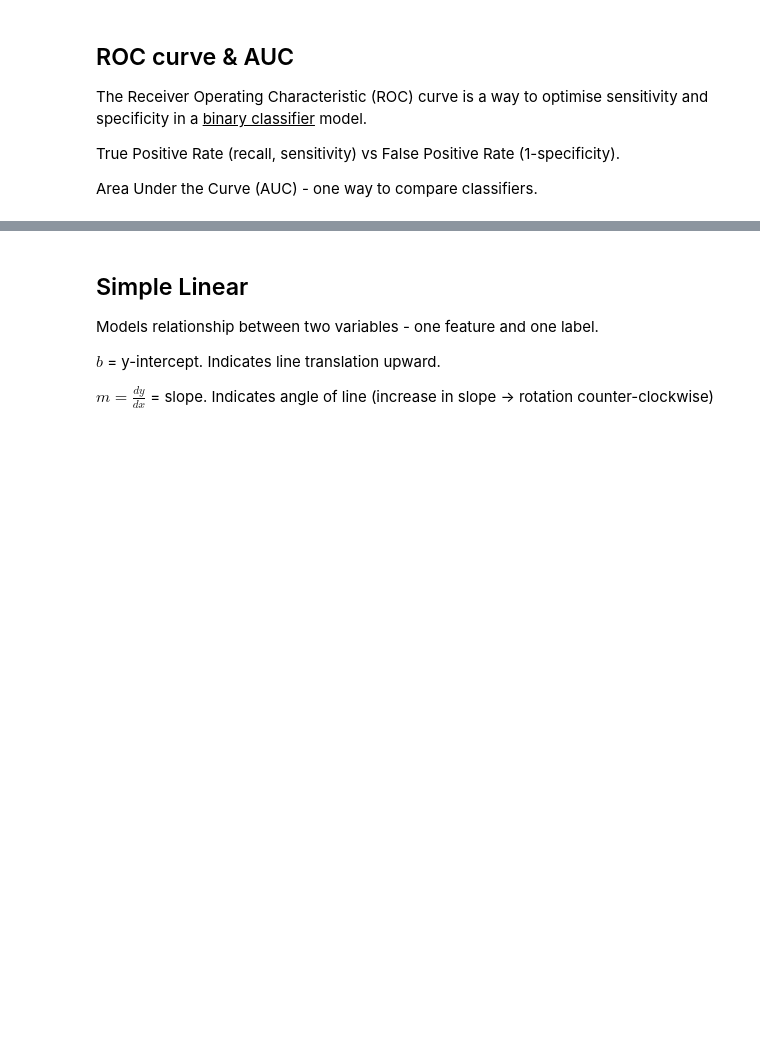
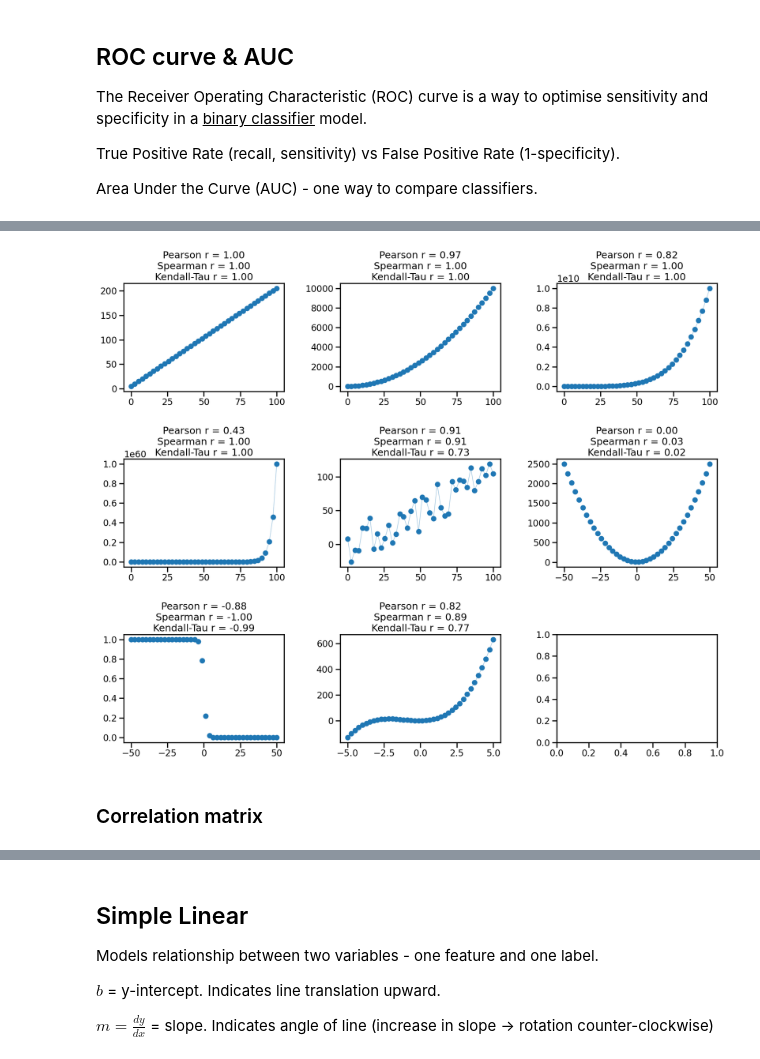
Before and after one commit to EvgeniiZorin/Handbook_Statistics-Probability-and-ML, a Jupyter notebook: _ML_classical.ipynb, the cells around one changed output, grey strips where cells are left out. Drawn from its saved outputs; the diff is of its cells as text; code cells hidden in the pictures; blank space fills up the shorter version.

```diff
--- a/_ML_classical.ipynb
+++ b/_ML_classical.ipynb
@@ -1925,0 +1965,55 @@ Now let's consider using Gradient Descent approach. There are different types of
+# %%
+"""
+Comparison of different correlation coefficients for different shapes of datasets:
+- Pearson r
+- Spearman r
+- Kendall-Tau r
+"""
+
+import numpy as np
+import pandas as pd
+import matplotlib.pyplot as plt
+import seaborn as sns
+import scipy as sp
+import random
+import math
+
+np.random.seed(42)
+random.seed(42)
+sns.set_context('talk')
+fig, axes = plt.subplots(3, 3, figsize=(17,14))
+### Params
+lw = 1
+x = np.linspace(0, 100, 40)
+x_symm = np.linspace(-50, 50, 40)
+x_short = np.linspace(-5, 5, 40)
+x_normal = np.random.normal(0, 1, size=40)
+x_random = np.random.uniform(0,10, 40)
+
+def plot_figure(row, col, x, y):
+    axes[row,col].scatter(x, y, lw=lw)
+    ### Calculate pearson r
+    val1, pval1 = sp.stats.pearsonr(x, y)
+    ### Calculate spearman r
+    val2, pval2 = sp.stats.spearmanr(x, y)
+    ### calculate Kendall-tau r
+    val3, pval3 = sp.stats.kendalltau(x, y)
+    if val2 > 0.7:
+        axes[row,col].plot(x, y, lw=lw, alpha=0.4)
+    axes[row,col].set_title(f"Pearson r = {val1:.2f}\nSpearman r = {val2:.2f}\nKendall-Tau r = {val3:.2f}")
+
+plot_figure(0,0, x, x*2 + 5)
+plot_figure(0,1, x, x**2)
+plot_figure(0,2, x, x**5)
+plot_figure(1,0, x, x**30)
+plot_figure(1,1, x, [i + random.uniform(-30,30) for i in x])
+plot_figure(1,2, x_symm, x_symm**2 + 3)
+plot_figure(2,0, x_symm, 1/(1+ math.e**(x_symm)))
+
+plot_figure(2,1, x_short, 3*x_short**3 + 10*x_short**2 + x_short + 1)
+
+plt.tight_layout(pad=2)
+# %% [output]
+[figure, added]
+# %% [markdown]
+### Correlation matrix
```
Also changed, not shown: parts of 40 cells of this notebook, 3 other files.
